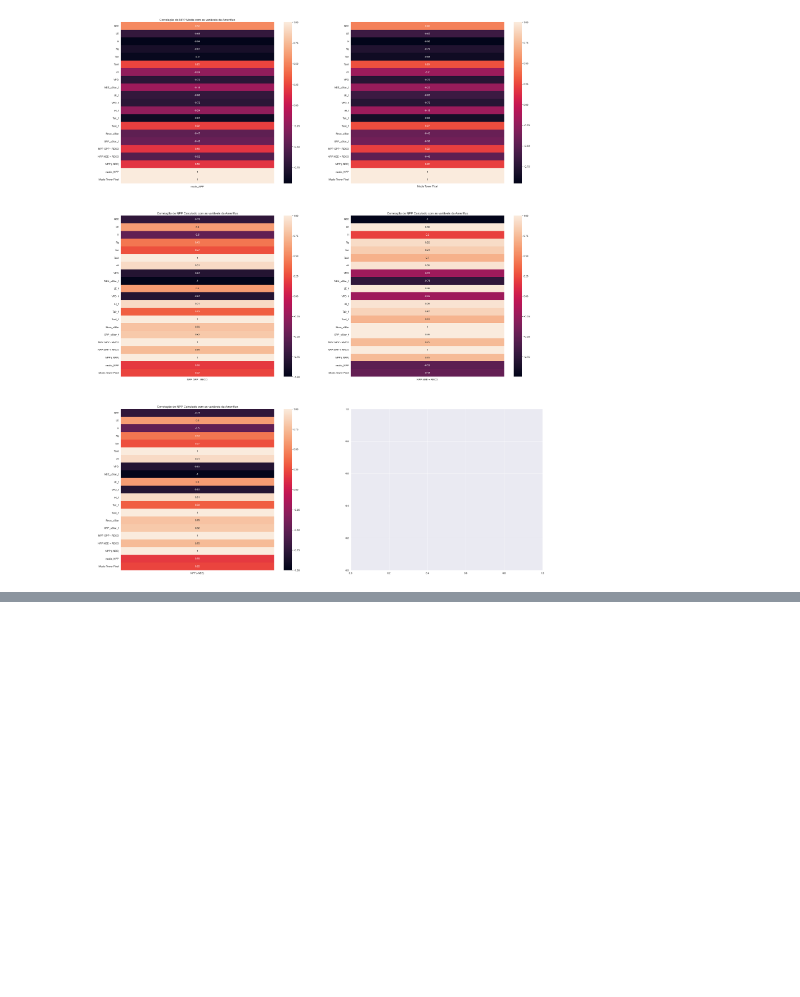
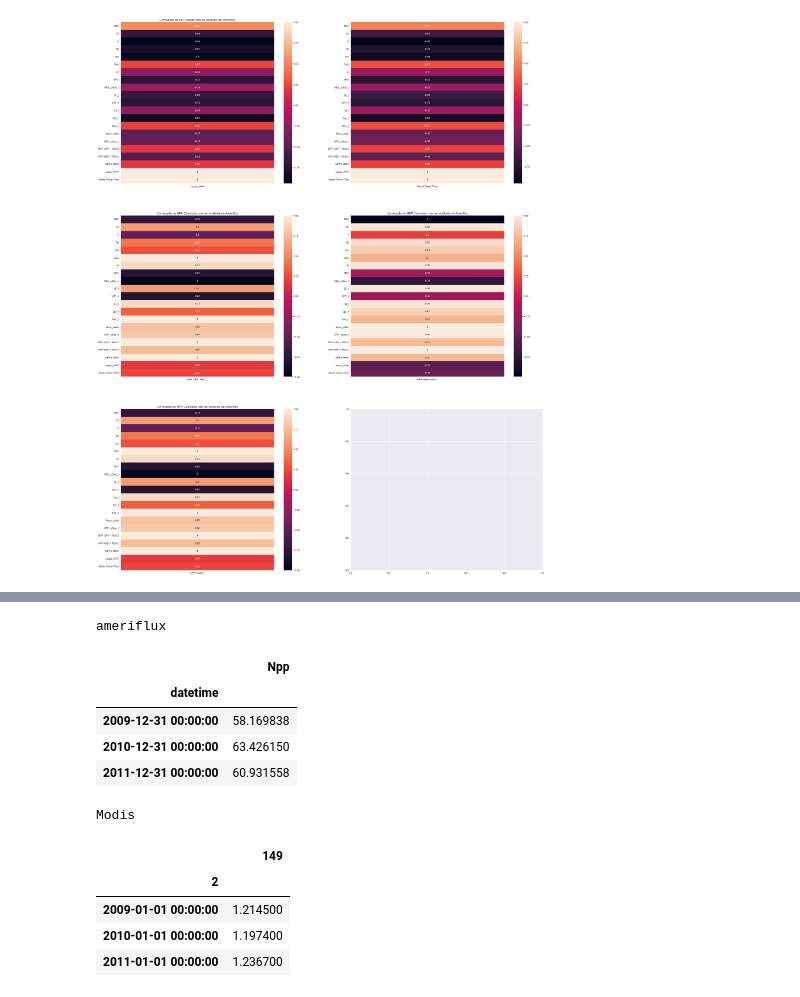
Before and after one commit to albert-santos/remote-sensing, a Jupyter notebook: Jean/Santarem/Comparacao_Santarem_Modis.ipynb, the cells around one changed output, grey strips where cells are left out. Cells and saved outputs as stored; diff of their text form; code cells hidden in the pictures; blank space fills up the shorter version.

```diff
--- a/Jean/Santarem/Comparacao_Santarem_Modis.ipynb
+++ b/Jean/Santarem/Comparacao_Santarem_Modis.ipynb
@@ -213,0 +183,6 @@ ameriflux[['NPP']].resample('Y').sum()
+# %%
+gpp_diario = ameriflux['GPP_uStar_f']['2009-01-01':'2009-01-01'].between_time('07:00', '19:00').to_frame().mean().values # dia 1,2,3,...
+reco_diario = ameriflux['Reco_uStar']['2009-01-01':'2009-01-01'].between_time('20:00', '06:00').to_frame().mean().values
+
+npp_diario = gpp_diario - reco_diario
+npp_diario
@@ -365,0 +317,20 @@ plt.show()
+# %%
+import pandas as pd
+import numpy as np
+import seaborn as sns
+import matplotlib.pyplot as plt
+from sklearn.linear_model import LinearRegression
+from IPython.display import display, HTML
+
+def display_side_by_side(dfs:list, captions:list):
+    """Display tables side by side to save vertical space
+    Input:
+        dfs: list of pandas.DataFrame
+        captions: list of table captions
+    """
+    output = ""
+    combined = dict(zip(captions, dfs))
+    for caption, df in combined.items():
+        output += df.style.set_table_attributes("style='display:inline'").set_caption(caption)._repr_html_()
+        output += "\xa0\xa0\xa0"
+    display(HTML(output))
@@ -365,0 +424,15 @@ plt.show()
+# %%
+display_side_by_side([Npp_ameriflux.resample('Y').sum(), modis_data_tower], ['ameriflux', 'Modis'])
+# %% [output]
+ameriflux
+|  | Npp |
+| datetime |  |
+| 2009-12-31 00:00:00 | 58.169838 |
+| 2010-12-31 00:00:00 | 63.426150 |
+| 2011-12-31 00:00:00 | 60.931558 |
+Modis
+|  | 149 |
+| 2 |  |
+| 2009-01-01 00:00:00 | 1.214500 |
+| 2010-01-01 00:00:00 | 1.197400 |
+| 2011-01-01 00:00:00 | 1.236700 |
```
Also changed, not shown: parts of 21 cells of this notebook.
